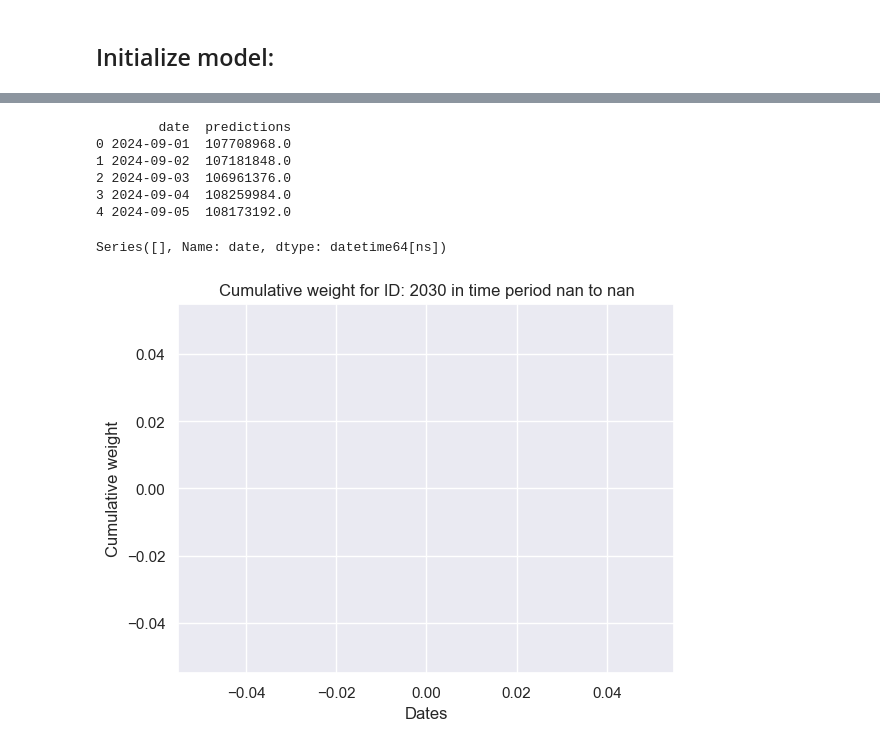
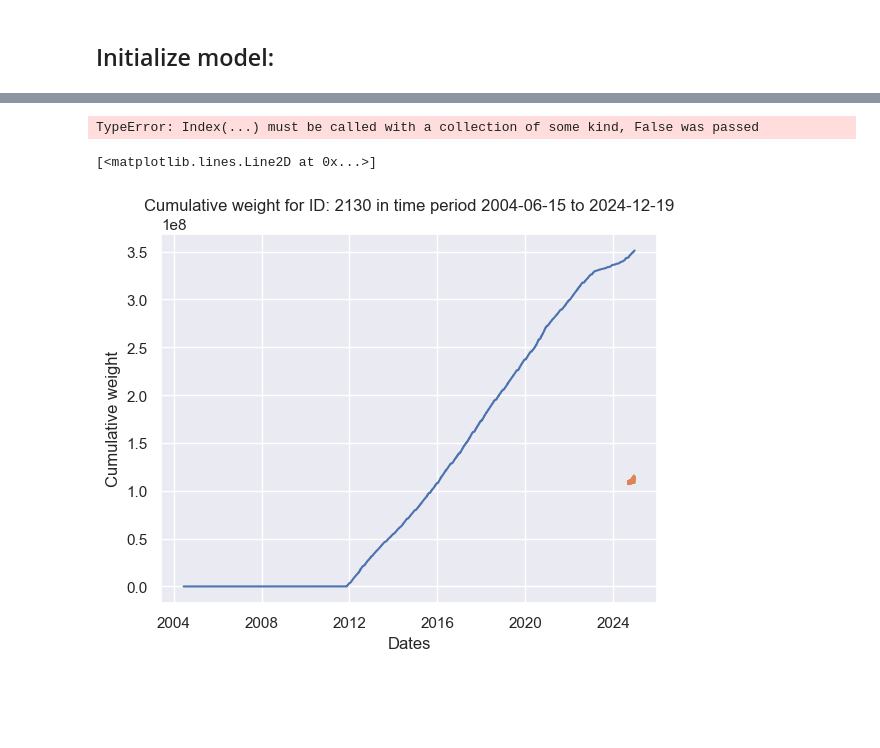
Before and after one commit to akselgs/Modern_ML_85, a Jupyter notebook: A_EDA_data_exploration.ipynb, the cells around one changed output, grey strips where cells are left out. Cells and saved outputs as stored; diff of their text form; code cells hidden in the pictures; blank space fills up the shorter version.

```diff
--- a/A_EDA_data_exploration.ipynb
+++ b/A_EDA_data_exploration.ipynb
@@ -19,9 +19,8 @@ import seaborn as sns
 import A_functions
 
 #Our dataframe
-final_df = pd.read_csv("cleaned_data/cleaned_df_final_test.csv") #TEMP NAME, remember to change.
+final_df = pd.read_csv("cleaned_data/cleaned_df_final_test.csv", parse_dates=["date", "datetime"]) #TEMP NAME, remember to change.
 #Variables that we need
+final_df["date"] = final_df["date"].dt.date
 final_df.info()
-final_df["date"] = final_df["date"].dt.normalize()
-final_df["datetime"] = pd.to_datetime(final_df["datetime"])
 # %% [output]
@@ -182,37 +182,47 @@ When creating our model, we have some options, each with their own pro's and con
 # %% [markdown]
 ### We decide what features should be used for predictions:
 # %%
+#Comment out those we do not use.
 feature_columns = [
     "day_of_week",
     "month",
     "is_holiday",
+    #"rolling_600_static",
+    #"rolling_300_static",
+    #"rolling_100_static",
+    "shifted_200_rolling_30",
     ]
 # %% [markdown]
 # Preparing Dataframe for prediction:
 # %%
-def prepare_common_df(df_for_prediction, start_date, end_date):
+def prepare_common_map(start_date, end_date):
 
     prediction_range = pd.date_range(start=start_date, end=end_date)
 
     #Generic time-series data
-    test_map = pd.DataFrame({"date" : prediction_range})
-    test_map["day_of_week"] = test_map["date"].dt.dayofweek
-    test_map["month"] = test_map["date"].dt.month
+    test_map = pd.DataFrame({"datetime" : prediction_range})
+    test_map["datetime"] = pd.to_datetime(test_map["datetime"]).dt.tz_localize(None)
+    test_map["datetime"] = test_map["datetime"].dt.normalize()
+    test_map["date"] = test_map["datetime"].dt.date
+    test_map["day_of_week"] = test_map["datetime"].dt.dayofweek
+    test_map["month"] = test_map["datetime"].dt.month
 
     #Get all holidays
     years = list(range(2023, 2025))
     all_holidays = holidays.Norway(years = years)
+
     #Convert type
     all_holidays = list(all_holidays.keys())
     all_holidays = pd.to_datetime(all_holidays)
+    all_holidays = pd.DataFrame({"holidays" : all_holidays})
     #Mark holidays
-    test_map["is_holiday"] = test_map["date"].isin(all_holidays)
+    test_map["is_holiday"] = test_map["datetime"].isin(all_holidays["holidays"])
     test_map["is_holiday"] = test_map["is_holiday"].astype(int)
-    print(test_map["is_holiday"].sum() ,"is added as holidays")
+    print(test_map["is_holiday"].sum() ," days are marked as holidays")
     return test_map
 
 
-start_date = test_holdout_2030["date"].dt.date.min()
-end_date = test_holdout_2030["date"].dt.date.max()
-test_map = prepare_common_df(test_holdout_2030, start_date, end_date)
+start_date = test_holdout_2030["date"].min()
+end_date = test_holdout_2030["date"].max()
+common_map = prepare_common_map(start_date, end_date)
 # %% [output]
@@ -240,19 +317,19 @@ plt.show()
 # %%
-predictions = xgb_model.predict(test_map[feature_columns])
+predictions = xgb_model.predict(full_map[feature_columns])
 
-prediction_map = pd.DataFrame({"date" : test_map["date"]})
+prediction_map = pd.DataFrame({"datetime" : full_map["datetime"]}, index=["row1"])
+prediction_map["date"] = full_map["date"]
 prediction_map["predictions"] = predictions
 
 print(prediction_map.head())
 # %% [output]
-        date  predictions
-0 2024-09-01  107708968.0
-1 2024-09-02  107181848.0
-2 2024-09-03  106961376.0
-3 2024-09-04  108259984.0
-4 2024-09-05  108173192.0
+TypeError: Index(...) must be called with a collection of some kind, False was passed
 # %%
-plot_id_simple(2030, final_df)
+#prediction_map["rm_id"] = 2130
+plot_id_simple(2130, final_df)
+x = prediction_map["date"]
+y = prediction_map["predictions"]
+plt.plot(x,y)
 # %% [output]
-Series([], Name: date, dtype: datetime64[ns])
+[<matplotlib.lines.Line2D at 0x...>]
-[figure, old version]
+[figure, new version]
```
Also changed, not shown: parts of 8 cells of this notebook, 7 other files.
